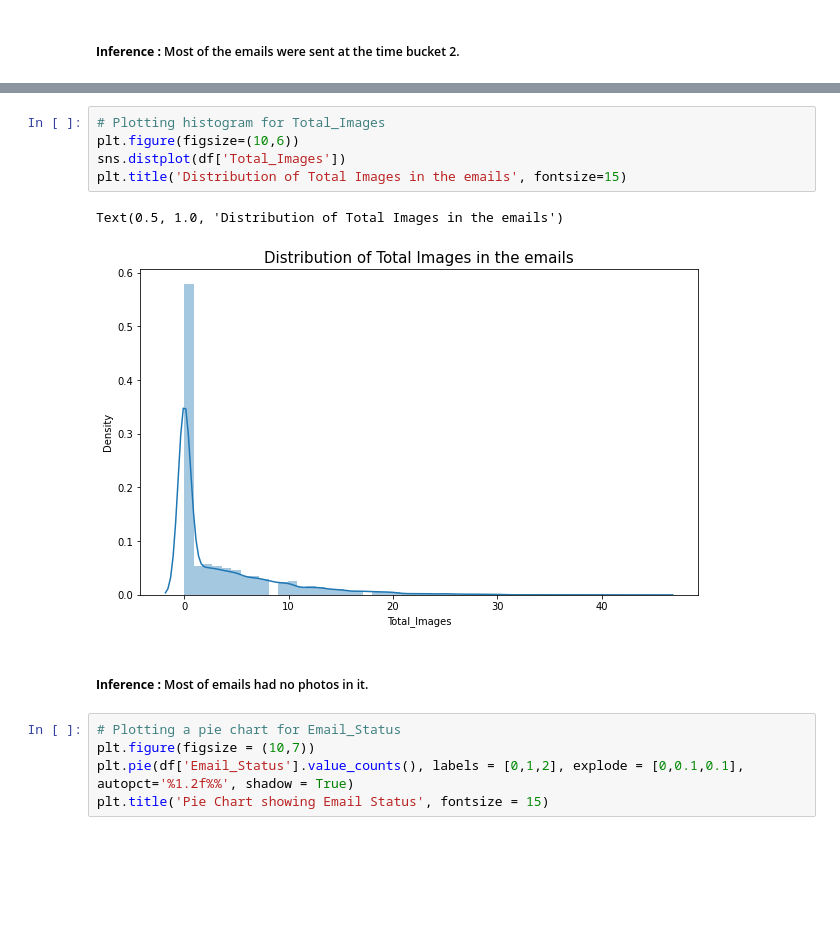
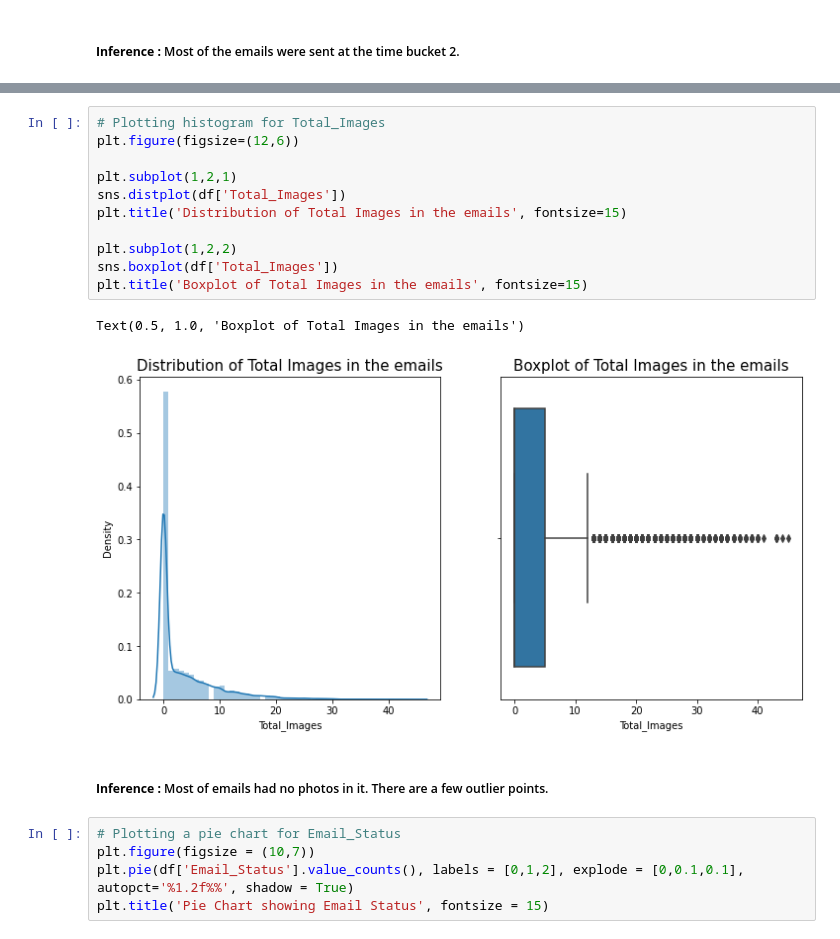
Before and after one commit to Subhajit53/Email-Campaign-Effectiveness-Prediction, a Jupyter notebook: Email_Campaign_Effectiveness_Prediction.ipynb, the cells around one changed output, grey strips where cells are left out. Saved outputs shown, nothing was run; the diff lists cells and outputs as text; blank space fills up the shorter version.

```diff
--- a/Email_Campaign_Effectiveness_Prediction.ipynb
+++ b/Email_Campaign_Effectiveness_Prediction.ipynb
@@ -320,13 +344,19 @@ Average number of links in emails : 10.41307135995006
 # %%
 # Plotting histogram for Total_Images
-plt.figure(figsize=(10,6))
+plt.figure(figsize=(12,6))
+
+plt.subplot(1,2,1)
 sns.distplot(df['Total_Images'])
 plt.title('Distribution of Total Images in the emails', fontsize=15)
+
+plt.subplot(1,2,2)
+sns.boxplot(df['Total_Images'])
+plt.title('Boxplot of Total Images in the emails', fontsize=15)
 # %% [output]
-Text(0.5, 1.0, 'Distribution of Total Images in the emails')
+Text(0.5, 1.0, 'Boxplot of Total Images in the emails')
-[figure, old version]
+[figure, new version]
 # %% [markdown]
-##### **Inference :** Most of emails had no photos in it.
+##### **Inference :** Most of emails had no photos in it. There are a few outlier points.
 # %%
 # Plotting a pie chart for Email_Status
 plt.figure(figsize = (10,7))
```
Also changed, not shown: parts of 26 cells of this notebook.
